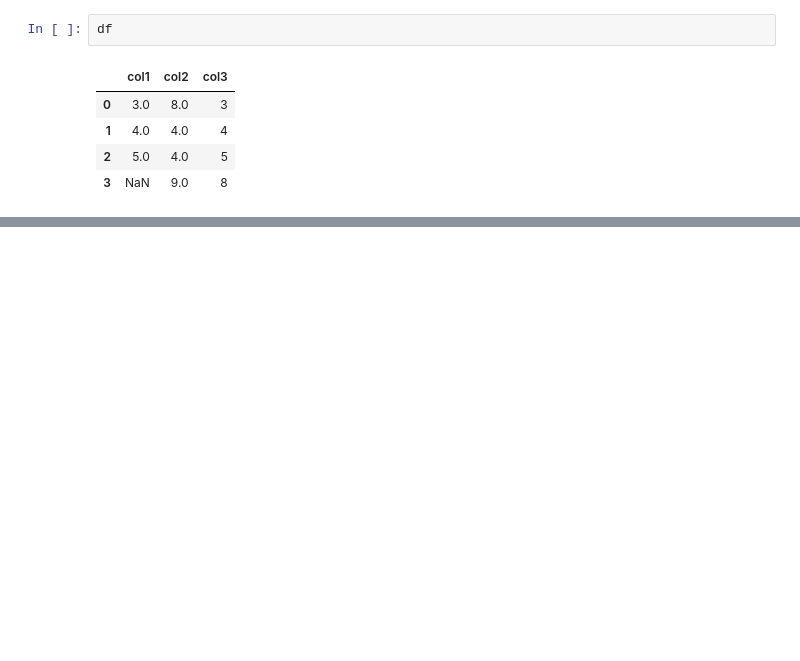
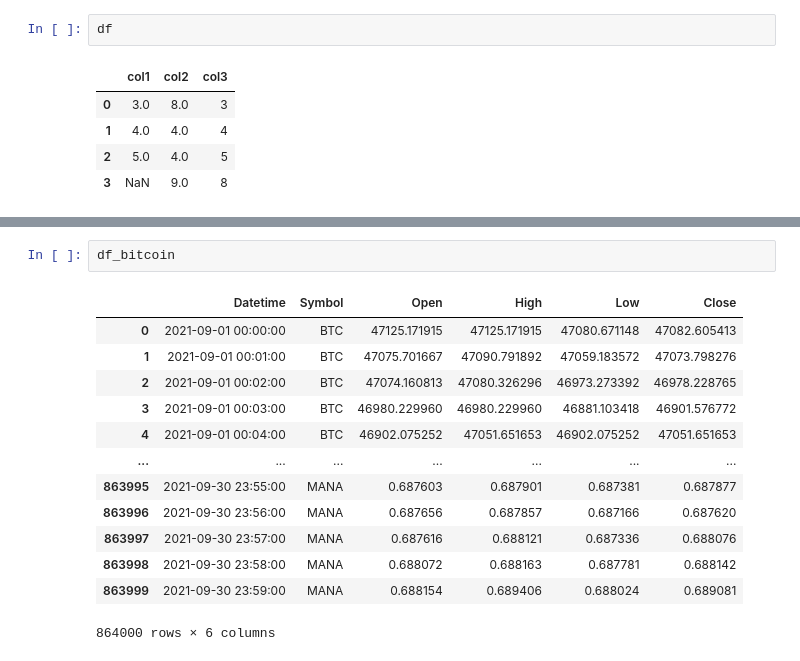
Before and after one commit to arturmusalimov/ml_shared, a Jupyter notebook: week3/pandas_extra_functions.ipynb, the cells around one changed output, grey strips where cells are left out. Cells and saved outputs as stored; diff of their text form; blank space fills up the shorter version.

```diff
--- a/week3/pandas_extra_functions.ipynb
+++ b/week3/pandas_extra_functions.ipynb
@@ -68,0 +79,16 @@ df
+# %%
+df_bitcoin
+# %% [output]
+|  | Datetime | Symbol | Open | High | Low | Close |
+| 0 | 2021-09-01 00:00:00 | BTC | 47125.171915 | 47125.171915 | 47080.671148 | 47082.605413 |
+| 1 | 2021-09-01 00:01:00 | BTC | 47075.701667 | 47090.791892 | 47059.183572 | 47073.798276 |
+| 2 | 2021-09-01 00:02:00 | BTC | 47074.160813 | 47080.326296 | 46973.273392 | 46978.228765 |
+| 3 | 2021-09-01 00:03:00 | BTC | 46980.229960 | 46980.229960 | 46881.103418 | 46901.576772 |
+| 4 | 2021-09-01 00:04:00 | BTC | 46902.075252 | 47051.651653 | 46902.075252 | 47051.651653 |
+| ... | ... | ... | ... | ... | ... | ... |
+| 863995 | 2021-09-30 23:55:00 | MANA | 0.687603 | 0.687901 | 0.687381 | 0.687877 |
+| 863996 | 2021-09-30 23:56:00 | MANA | 0.687656 | 0.687857 | 0.687166 | 0.687620 |
+| 863997 | 2021-09-30 23:57:00 | MANA | 0.687616 | 0.688121 | 0.687336 | 0.688076 |
+| 863998 | 2021-09-30 23:58:00 | MANA | 0.688072 | 0.688163 | 0.687781 | 0.688142 |
+| 863999 | 2021-09-30 23:59:00 | MANA | 0.688154 | 0.689406 | 0.688024 | 0.689081 |
+864000 rows × 6 columns
```
Also changed, not shown: parts of 8 cells of this notebook, 5 other files.
